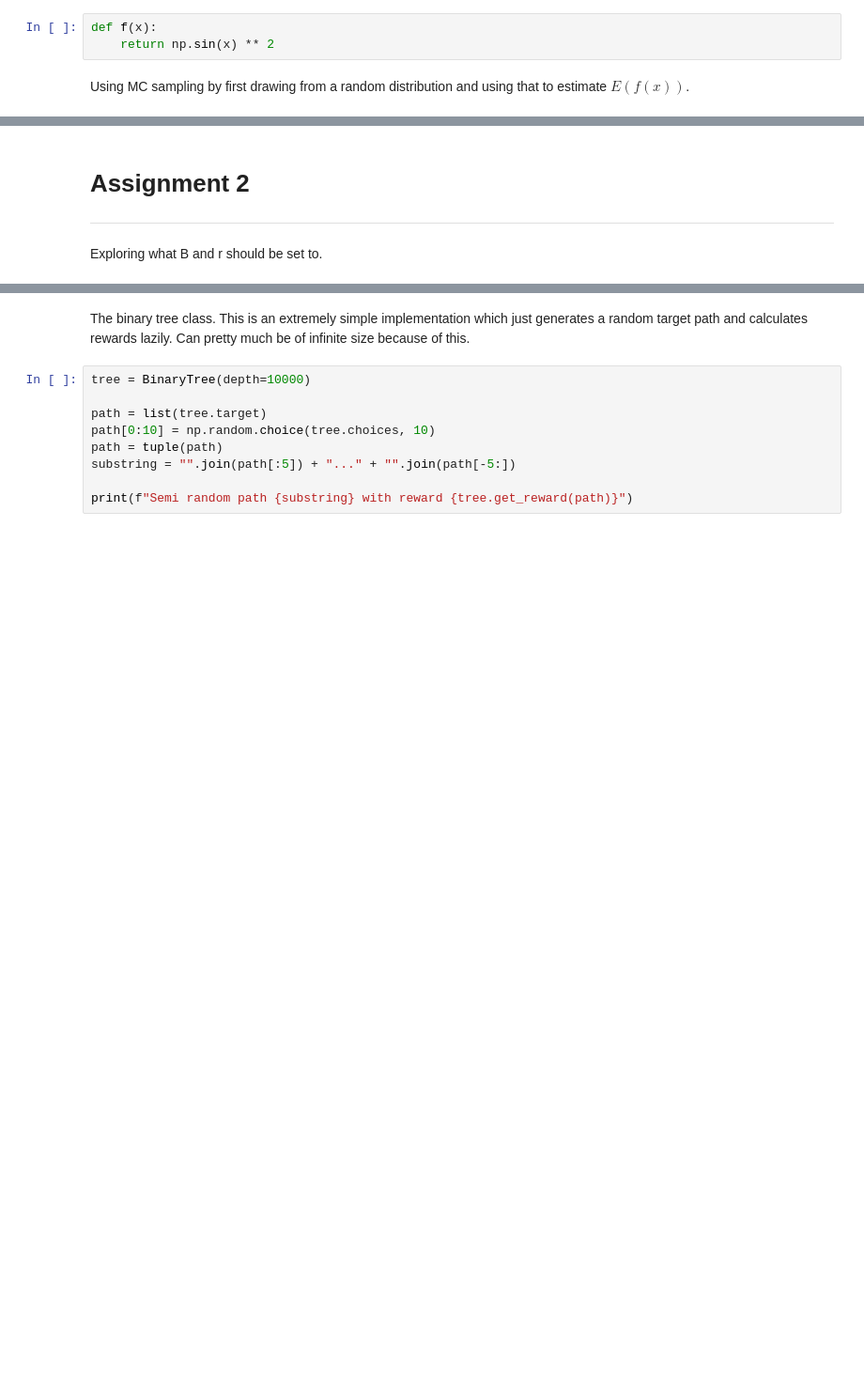
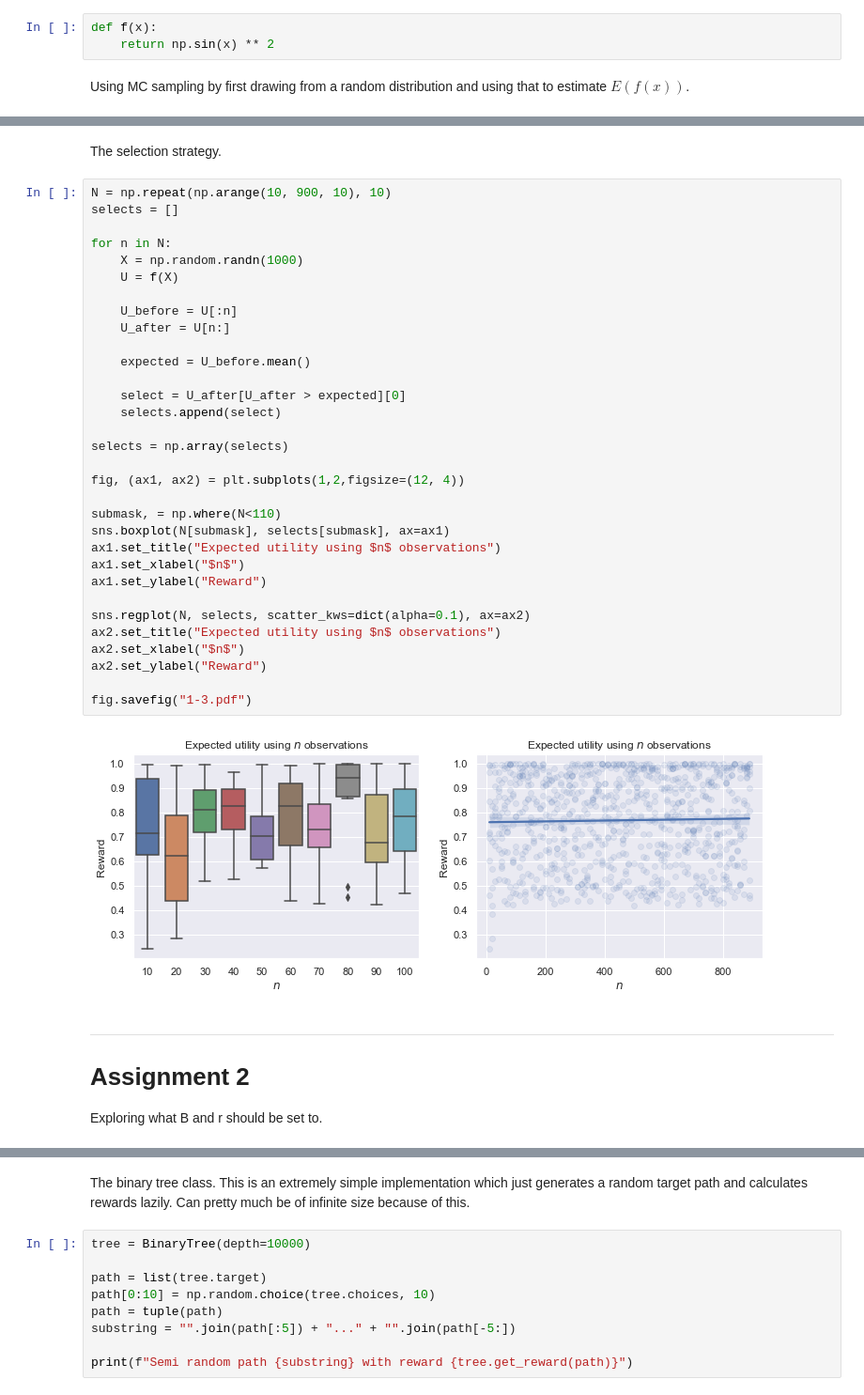
Before and after one commit to AlexHoorn/VU-MAS2021, a Jupyter notebook: assignment.ipynb, the cells around one changed output, grey strips where cells are left out. Shown at 94% size. Cells and saved outputs as stored; diff of their text form; blank space fills up the shorter version.

```diff
--- a/assignment.ipynb
+++ b/assignment.ipynb
@@ -62,8 +75,44 @@ fig.savefig("1-2.pdf")
+# %% [markdown]
+The selection strategy.
+# %%
+N = np.repeat(np.arange(10, 900, 10), 10)
+selects = []
+
+for n in N:
+    X = np.random.randn(1000)
+    U = f(X)
+
+    U_before = U[:n]
+    U_after = U[n:]
+
+    expected = U_before.mean()
+
+    select = U_after[U_after > expected][0]
+    selects.append(select)
+
+selects = np.array(selects)
+
+fig, (ax1, ax2) = plt.subplots(1,2,figsize=(12, 4))
+
+submask, = np.where(N<110)
+sns.boxplot(N[submask], selects[submask], ax=ax1)
+ax1.set_title("Expected utility using $n$ observations")
+ax1.set_xlabel("$n$")
+ax1.set_ylabel("Reward")
+
+sns.regplot(N, selects, scatter_kws=dict(alpha=0.1), ax=ax2)
+ax2.set_title("Expected utility using $n$ observations")
+ax2.set_xlabel("$n$")
+ax2.set_ylabel("Reward")
+
+fig.savefig("1-3.pdf")
+# %% [output]
+[figure, added]
 # %% [markdown]
+---
+
 # Assignment 2
 
----
-
 Exploring what B and r should be set to.
 # %%
 def f(d, b, r):
```
Also changed, not shown: parts of 22 cells of this notebook, 13 other files.
